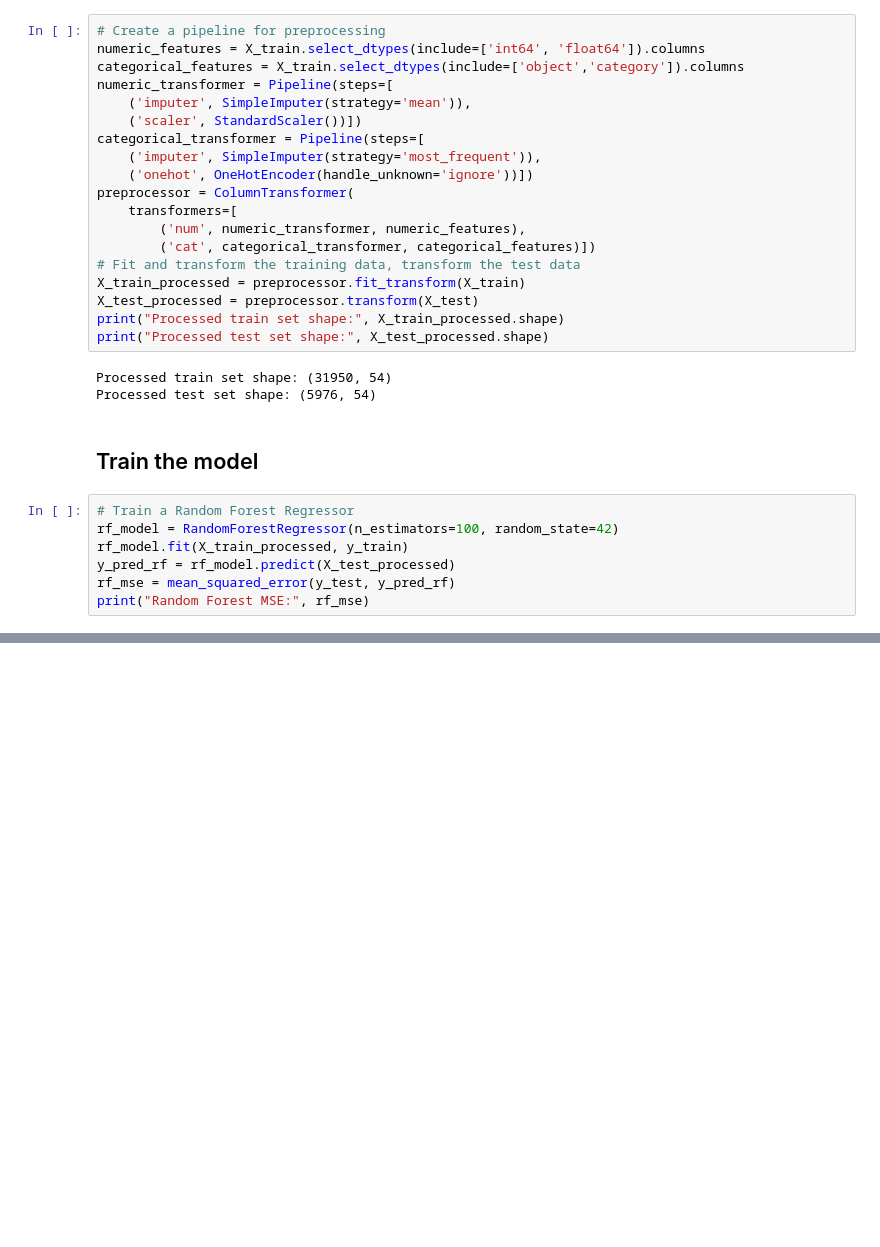
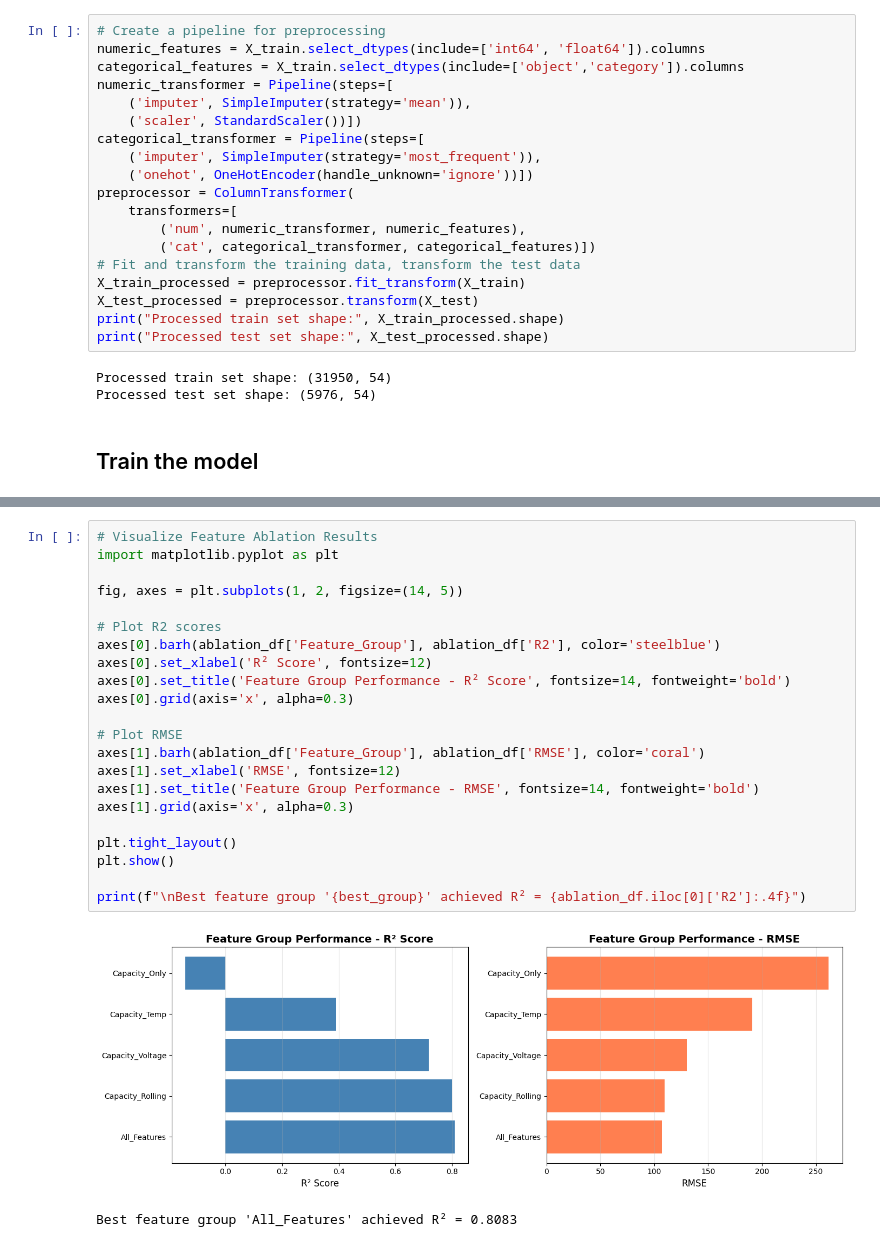
Before and after one commit to dniamsaard4codework/RUL_Project, a Jupyter notebook: notebook/modelling.ipynb, the cells around one changed output, grey strips where cells are left out. Drawn from its saved outputs; the diff is of its cells as text; blank space fills up the shorter version.

Commit message:
Model Features

```diff
--- a/notebook/modelling.ipynb
+++ b/notebook/modelling.ipynb
@@ -169,10 +169,3 @@ Processed train set shape: (31950, 54)
 Processed test set shape: (5976, 54)
 # %% [markdown]
 ## Train the model
-# %%
-# Train a Random Forest Regressor
-rf_model = RandomForestRegressor(n_estimators=100, random_state=42)
-rf_model.fit(X_train_processed, y_train)
-y_pred_rf = rf_model.predict(X_test_processed)
-rf_mse = mean_squared_error(y_test, y_pred_rf)
-print("Random Forest MSE:", rf_mse)
@@ -208,0 +370,25 @@ dtype: float64
+# %%
+# Visualize Feature Ablation Results
+import matplotlib.pyplot as plt
+
+fig, axes = plt.subplots(1, 2, figsize=(14, 5))
+
+# Plot R2 scores
+axes[0].barh(ablation_df['Feature_Group'], ablation_df['R2'], color='steelblue')
+axes[0].set_xlabel('R² Score', fontsize=12)
+axes[0].set_title('Feature Group Performance - R² Score', fontsize=14, fontweight='bold')
+axes[0].grid(axis='x', alpha=0.3)
+
+# Plot RMSE
+axes[1].barh(ablation_df['Feature_Group'], ablation_df['RMSE'], color='coral')
+axes[1].set_xlabel('RMSE', fontsize=12)
+axes[1].set_title('Feature Group Performance - RMSE', fontsize=14, fontweight='bold')
+axes[1].grid(axis='x', alpha=0.3)
+
+plt.tight_layout()
+plt.show()
+
+print(f"\nBest feature group '{best_group}' achieved R² = {ablation_df.iloc[0]['R2']:.4f}")
+# %% [output]
+[figure, added]
+Best feature group 'All_Features' achieved R² = 0.8083
```
Also changed, not shown: parts of 6 cells of this notebook.
